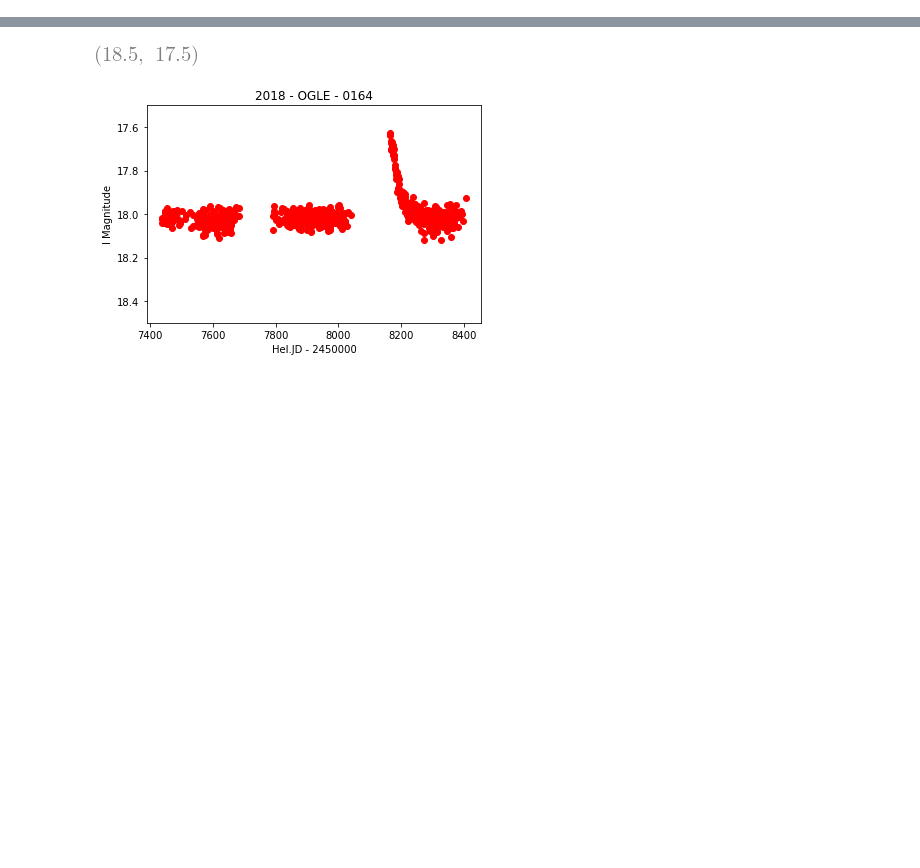
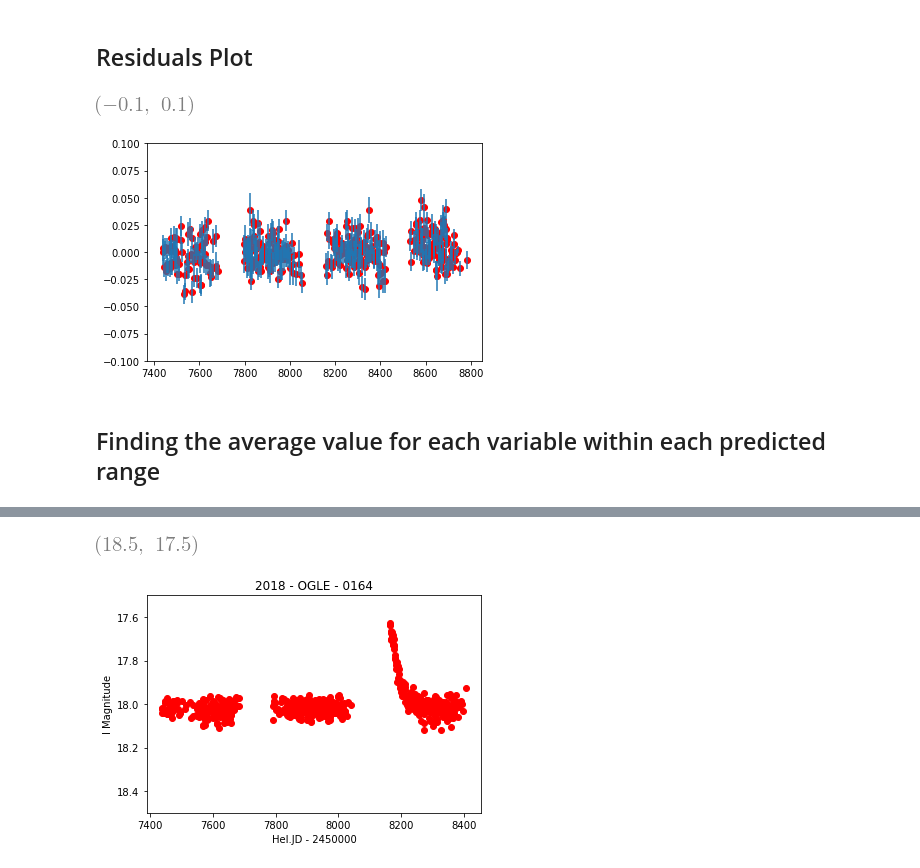
Before and after one commit to Gamerdevotee/MicroLensing, a Jupyter notebook: Project 1.ipynb, the cells around one changed output, grey strips where cells are left out. Drawn from its saved outputs; the diff is of its cells as text; code cells hidden in the pictures; blank space fills up the shorter version.

```diff
--- a/Project 1.ipynb
+++ b/Project 1.ipynb
@@ -38,22 +85,0 @@ plt.errorbar(data1x,data1y,data1err, fmt=".",color='black')
-# %%
-
-def model(par,dat):
-    u_0 = par[0]
-    t_0 = par[1]
-    t_E = par[2]
-    m_src = par[3]
-    model = 0
-    for i in range(len(dat)):
-        t = dat[:,0] - 2450000
-
-        u = np.sqrt(u_0**2 + (((t-t_0)**2)/t_E**2))
-
-        A = (u**2 + 2)/(u* np.sqrt(u**2 + 4))
-
-        model = model + (m_src - 2.5*np.log10(A))
-    return(model)
-
-
-
-def lnprob(par,dat):
-    return -0.5*model(par,dat)
@@ -96,0 +155,14 @@ burn-in run
+# %% [markdown]
+
+## Residuals Plot
+# %%
+residual = (data1y- model([4.67202686e-02, 2.45873837e+06, 2.31619667e+01, 1.68110030e+01, 8.83975482e-01],data1))
+plt.scatter(data1x, residual, color = 'r')
+plt.errorbar(data1x, residual, yerr = data1err, ls = 'none')
+plt.ylim(-0.1, 0.1)
+# %% [output]
+[figure, added]
+[figure, added]
+# %% [markdown]
+
+## Finding the average value for each variable within each predicted range
```
Also changed, not shown: parts of 53 cells of this notebook.
